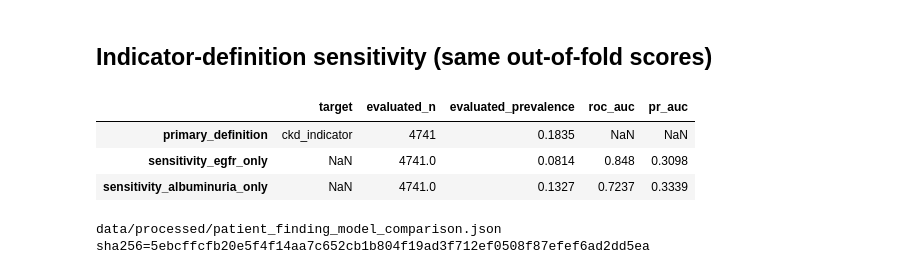
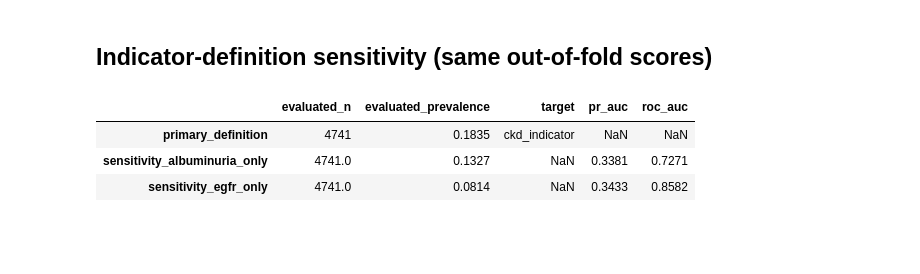
Before and after one commit to cperrone96/ckd-launch-intelligence, a Jupyter notebook: notebooks/02_patient_finding.ipynb, the cells around one changed output. Saved outputs shown, nothing was run; the diff lists cells and outputs as text; code cells hidden in the pictures; blank space fills up the shorter version.

```diff
--- a/notebooks/02_patient_finding.ipynb
+++ b/notebooks/02_patient_finding.ipynb
@@ -42,0 +45,23 @@ indicator prevalence: 0.1835
+# %%
+import json
+
+from ckd_intelligence.modeling.patient_finding import SELECTION_RULE
+
+print(SELECTION_RULE)
+artifact_path = patient_finding_output_paths(ROOT / "data", loaded.evidence_type)[0]
+artifact = json.loads(artifact_path.read_text(encoding="utf-8"))
+print("selected model:", artifact["selected_model"], "| policy:", artifact["selection_policy"])
+tuning = artifact["tuning"]
+pd.DataFrame(
+    [
+        {
+            "fit_set": f"outer fold {index}" if index else "full cohort",
+            "selected": record["selected"],
+            **{
+                f"{name}_inner_log_loss": fit["inner_log_loss"]
+                for name, fit in record["families"].items()
+            },
+        }
+        for index, record in enumerate([tuning["full_cohort"], *tuning["outer_folds"]])
+    ]
+).set_index("fit_set")
@@ -125,18 +177,9 @@ pd.DataFrame(
 # %% [markdown]
 ## Indicator-definition sensitivity (same out-of-fold scores)
 # %%
-pd.DataFrame(comparison.cohort_sensitivity).T
+pd.DataFrame(artifact["cohort_sensitivity"]).T
 # %% [output]
-|  | target | evaluated_n | evaluated_prevalence | roc_auc | pr_auc |
-| primary_definition | ckd_indicator | 4741 | 0.1835 | NaN | NaN |
-| sensitivity_egfr_only | NaN | 4741.0 | 0.0814 | 0.848 | 0.3098 |
-| sensitivity_albuminuria_only | NaN | 4741.0 | 0.1327 | 0.7237 | 0.3339 |
+|  | evaluated_n | evaluated_prevalence | target | pr_auc | roc_auc |
+| primary_definition | 4741 | 0.1835 | ckd_indicator | NaN | NaN |
+| sensitivity_albuminuria_only | 4741.0 | 0.1327 | NaN | 0.3381 | 0.7271 |
+| sensitivity_egfr_only | 4741.0 | 0.0814 | NaN | 0.3433 | 0.8582 |
-# %%
-artifact = pipeline.patient_finding_artifact(ROOT, loaded, cohort, comparison)
-paths = patient_finding_output_paths(ROOT / "data", loaded.evidence_type)
-official = loaded.evidence_type == "public_observed"
-manifest = "patient_finding_model_comparison.json" if official else None
-digest = pipeline.write_artifact(ROOT, artifact, paths, manifest)
-print(f"{paths[0].relative_to(ROOT)}  sha256={digest}")
-# %% [output]
-data/processed/patient_finding_model_comparison.json  sha256=5ebcffcfb20e5f4f14aa7c652cb1b804f19ad3f712ef0508f87efef6ad2dd5ea
```
Also changed, not shown: parts of 15 cells of this notebook, 16 other files.
